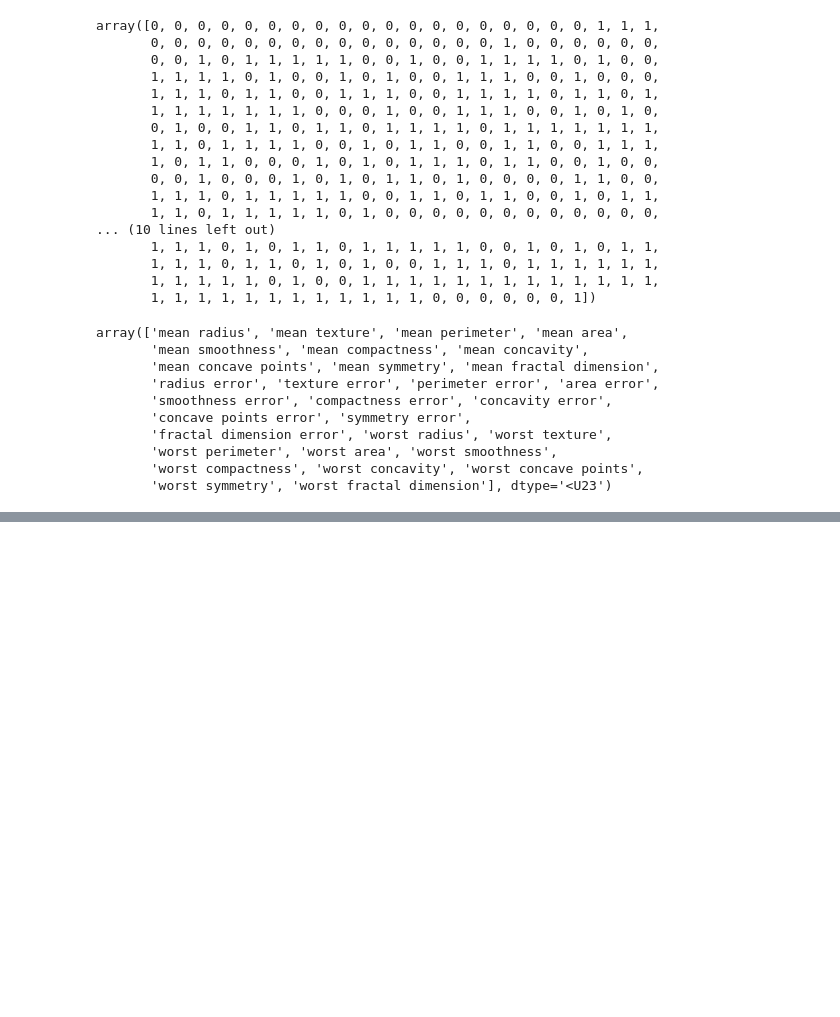
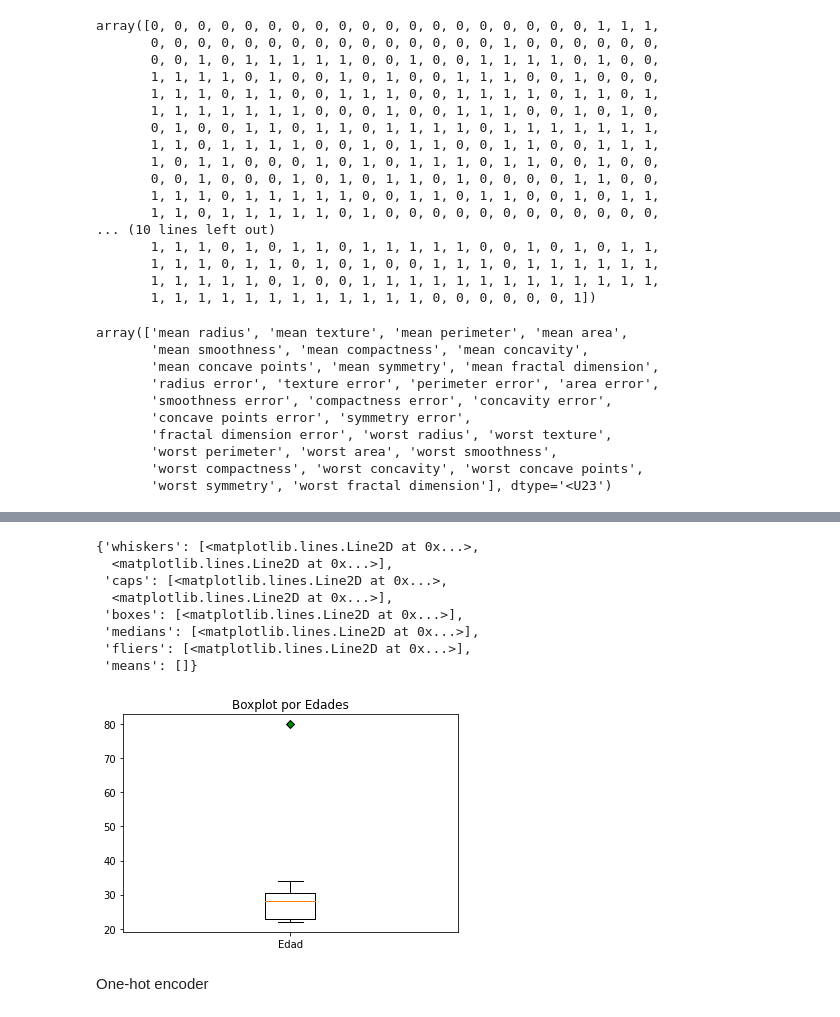
Before and after one commit to cbarbagonzalez/programacion_avanzada, a Jupyter notebook: Breast_cancer_notebook_Clase.ipynb, the cells around one changed output, grey strips where cells are left out. Cells and saved outputs as stored; diff of their text form; code cells hidden in the pictures; blank space fills up the shorter version.

```diff
--- a/Breast_cancer_notebook_Clase.ipynb
+++ b/Breast_cancer_notebook_Clase.ipynb
@@ -101,0 +154,18 @@ array(['mean radius', 'mean texture', 'mean perimeter', 'mean area',
+# %%
+
+green_diamond = dict(markerfacecolor='g', marker='D')
+fig, ax = plt.subplots()
+ax.set_title('Boxplot por Edades')
+ax.boxplot(edades, flierprops=green_diamond, labels=["Edad"])
+# %% [output]
+{'whiskers': [<matplotlib.lines.Line2D at 0x...>,
+  <matplotlib.lines.Line2D at 0x...>],
+ 'caps': [<matplotlib.lines.Line2D at 0x...>,
+  <matplotlib.lines.Line2D at 0x...>],
+ 'boxes': [<matplotlib.lines.Line2D at 0x...>],
+ 'medians': [<matplotlib.lines.Line2D at 0x...>],
+ 'fliers': [<matplotlib.lines.Line2D at 0x...>],
+ 'means': []}
+[figure, added]
+# %% [markdown]
+One-hot encoder
```
Also changed, not shown: parts of 7 cells of this notebook.
